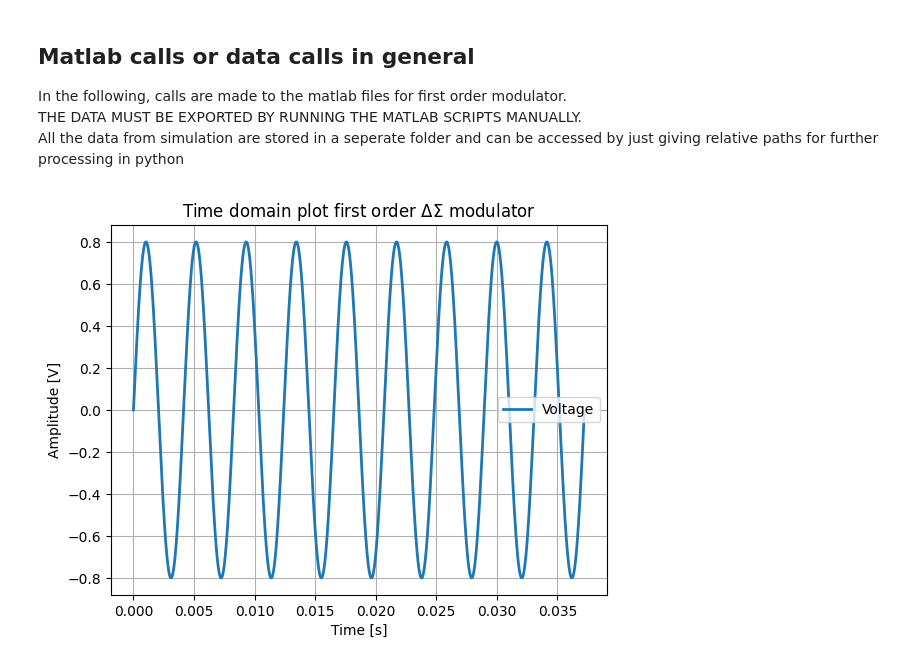
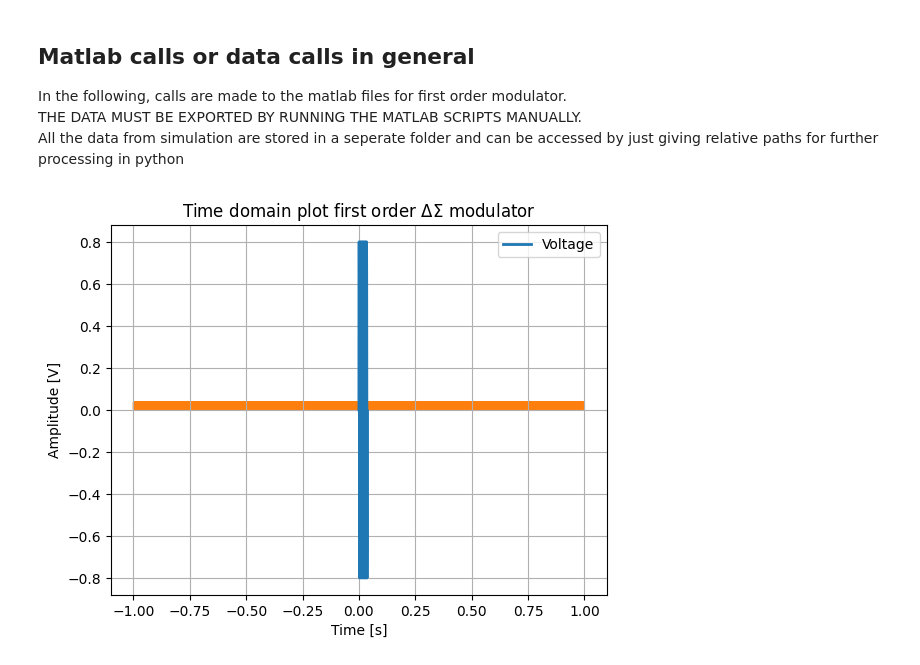
Before and after one commit to ptoyni/prj_ADS1115_ic, a Jupyter notebook: documentation/quarto_jupyter_guide/guide.ipynb, the cells around one changed output. Cells and saved outputs as stored; diff of their text form; code cells hidden in the pictures.

```diff
--- a/documentation/quarto_jupyter_guide/guide.ipynb
+++ b/documentation/quarto_jupyter_guide/guide.ipynb
@@ -56,29 +55,29 @@ All the data from simulation are stored in a seperate folder and can be accessed
 # %%
 import numpy as np
 import matplotlib.pyplot as plt
 import scipy as sp
 from scipy.io import loadmat #this actually enables the import of .mat
 
 #import matlab data
 time_domain = loadmat("../../zip_meiners/behav/dsm_l1/data/dat_time_domain_plot.mat")
 spectral_analysis1 = loadmat("../../zip_meiners/behav/dsm_l1/data/dat_spectral_analysis1.mat")
 spectral_analysis2 = loadmat("../../zip_meiners/behav/dsm_l1/data/dat_spectral_analysis2.mat")
 windowed_plot = loadmat("../../zip_meiners/behav/dsm_l1/data/dat_windowed_plot.mat")
 
 #to access imported matlab data
 time = time_domain['t']
 voltage = time_domain['u']
 the_other = time_domain['v']
 the_other_mod = np.append(the_other[0], 1)
 
 plt.figure(1)
 plt.plot(time[0], voltage[0], linewidth=2, label='Voltage')
-#plt.stairs(time[0], the_other_mod)
+plt.stairs(time[0], the_other_mod)
 #plt.axis([min(time).any(), max(time).any()/8, 1.1*min(the_other_mod).any(), 1.1*max(the_other_mod).any()])
 plt.title('Time domain plot first order $\Delta \Sigma$ modulator')
 plt.xlabel('Time [s]')
 plt.ylabel('Amplitude [V]')
 plt.legend()
 plt.grid()
 # %% [output]
-[figure, old version]
+[figure, new version]
```
Also changed, not shown: parts of 4 cells of this notebook, 16 other files.
